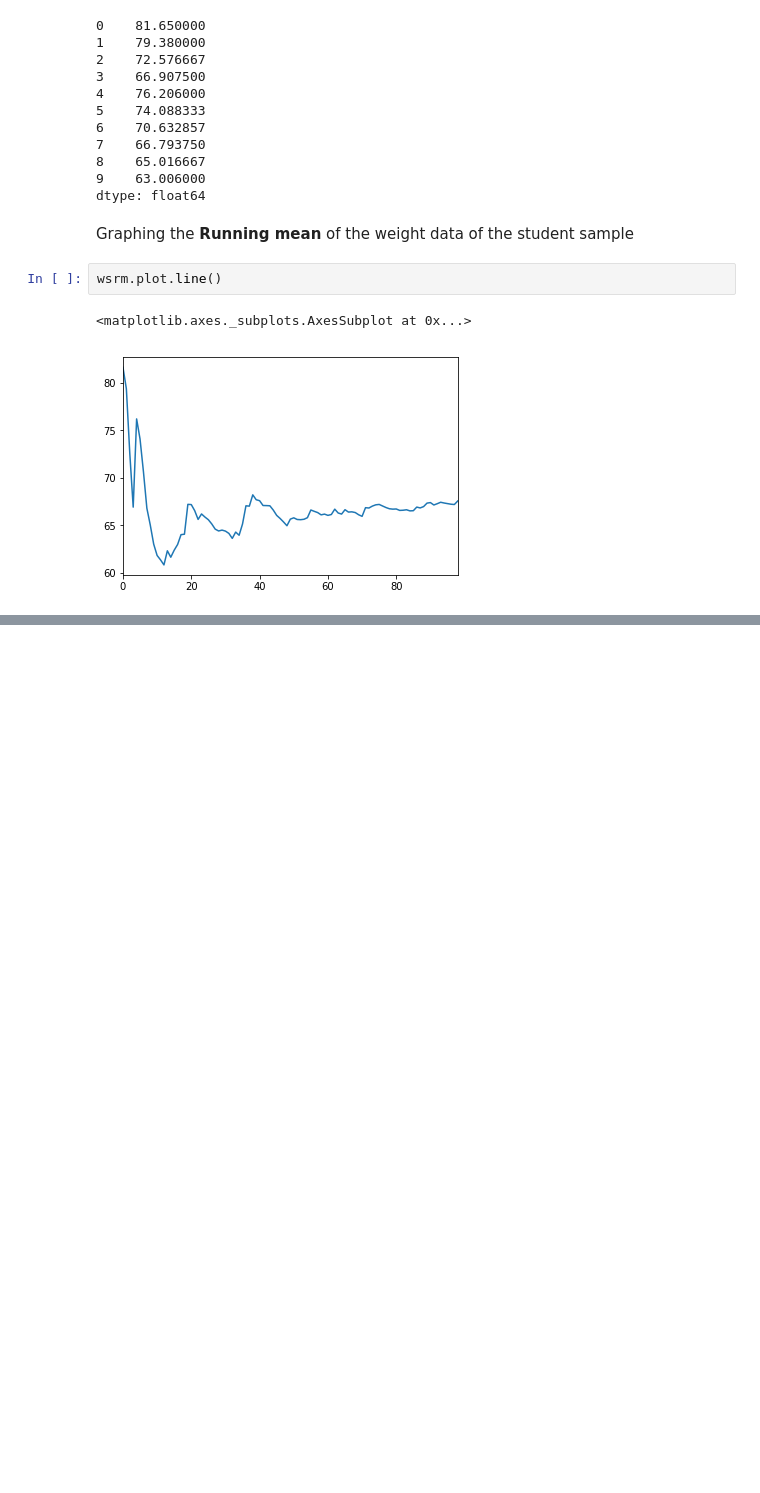
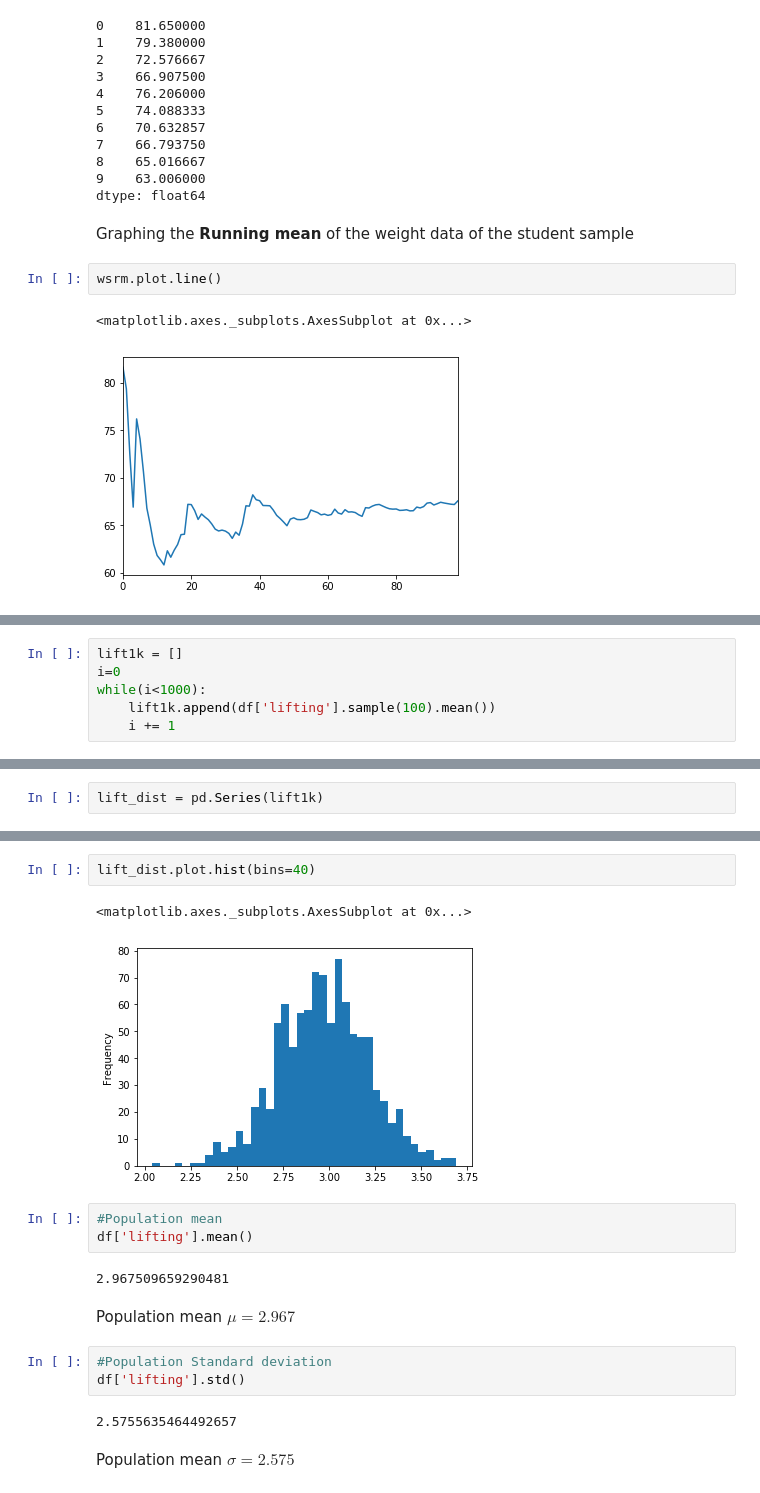
Before and after one commit to chikoungoun/OpenIntro, a Jupyter notebook: Chapter 4/Chap4_Foundations_for_Inference.ipynb, the cells around one changed output, grey strips where cells are left out. Cells and saved outputs as stored; diff of their text form; blank space fills up the shorter version.

```diff
--- a/Chapter 4/Chap4_Foundations_for_Inference.ipynb
+++ b/Chapter 4/Chap4_Foundations_for_Inference.ipynb
@@ -202,0 +220,6 @@ wsrm.plot.line()
+# %%
+lift1k = []
+i=0
+while(i<1000):
+    lift1k.append(df['lifting'].sample(100).mean())
+    i += 1
@@ -202,0 +230,2 @@ wsrm.plot.line()
+# %%
+lift_dist = pd.Series(lift1k)
@@ -202,0 +246,19 @@ wsrm.plot.line()
+# %%
+lift_dist.plot.hist(bins=40)
+# %% [output]
+<matplotlib.axes._subplots.AxesSubplot at 0x...>
+[figure, added]
+# %%
+#Population mean
+df['lifting'].mean()
+# %% [output]
+2.967509659290481
+# %% [markdown]
+Population mean $ \mu = 2.967$
+# %%
+#Population Standard deviation
+df['lifting'].std()
+# %% [output]
+2.5755635464492657
+# %% [markdown]
+Population mean $ \sigma = 2.575$
```
Also changed, not shown: parts of 15 cells of this notebook.
